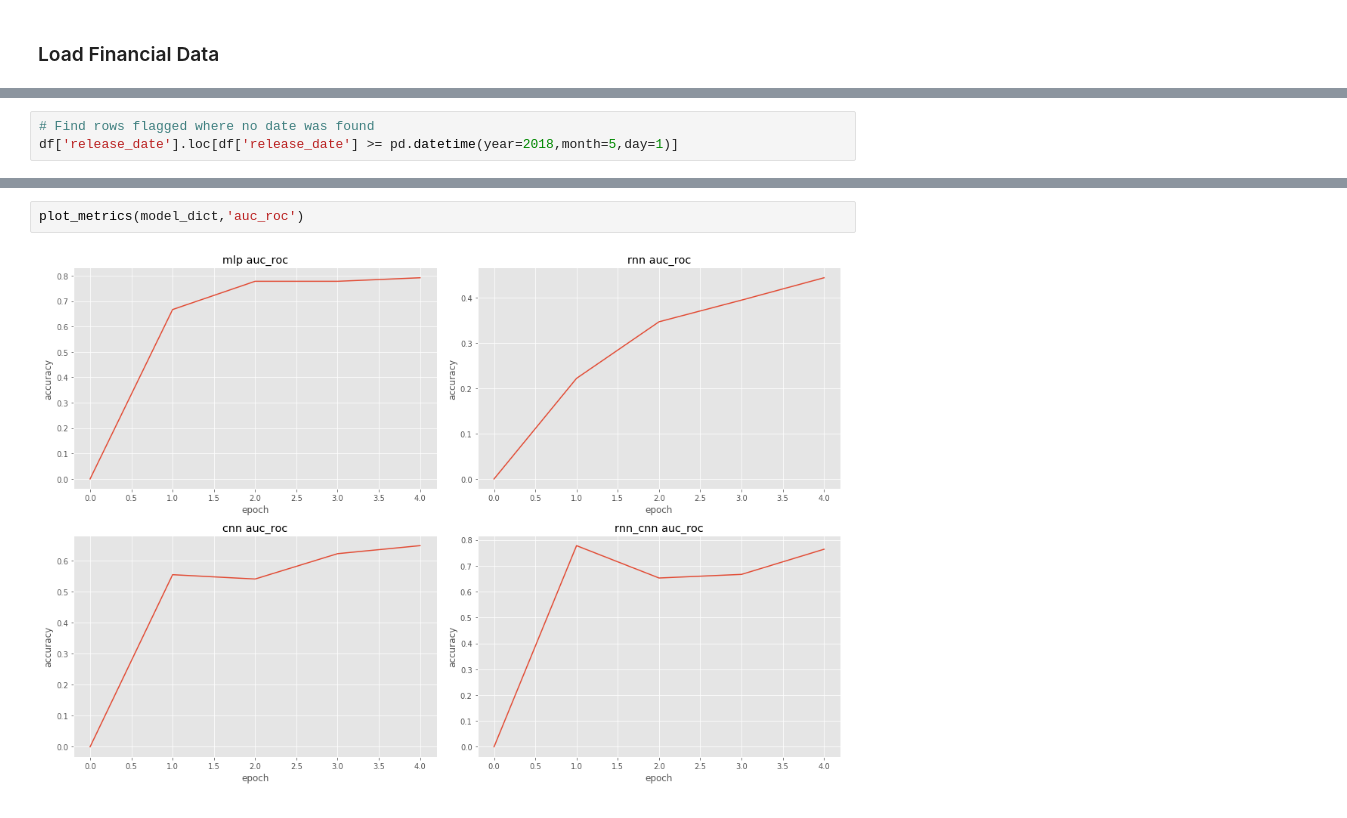
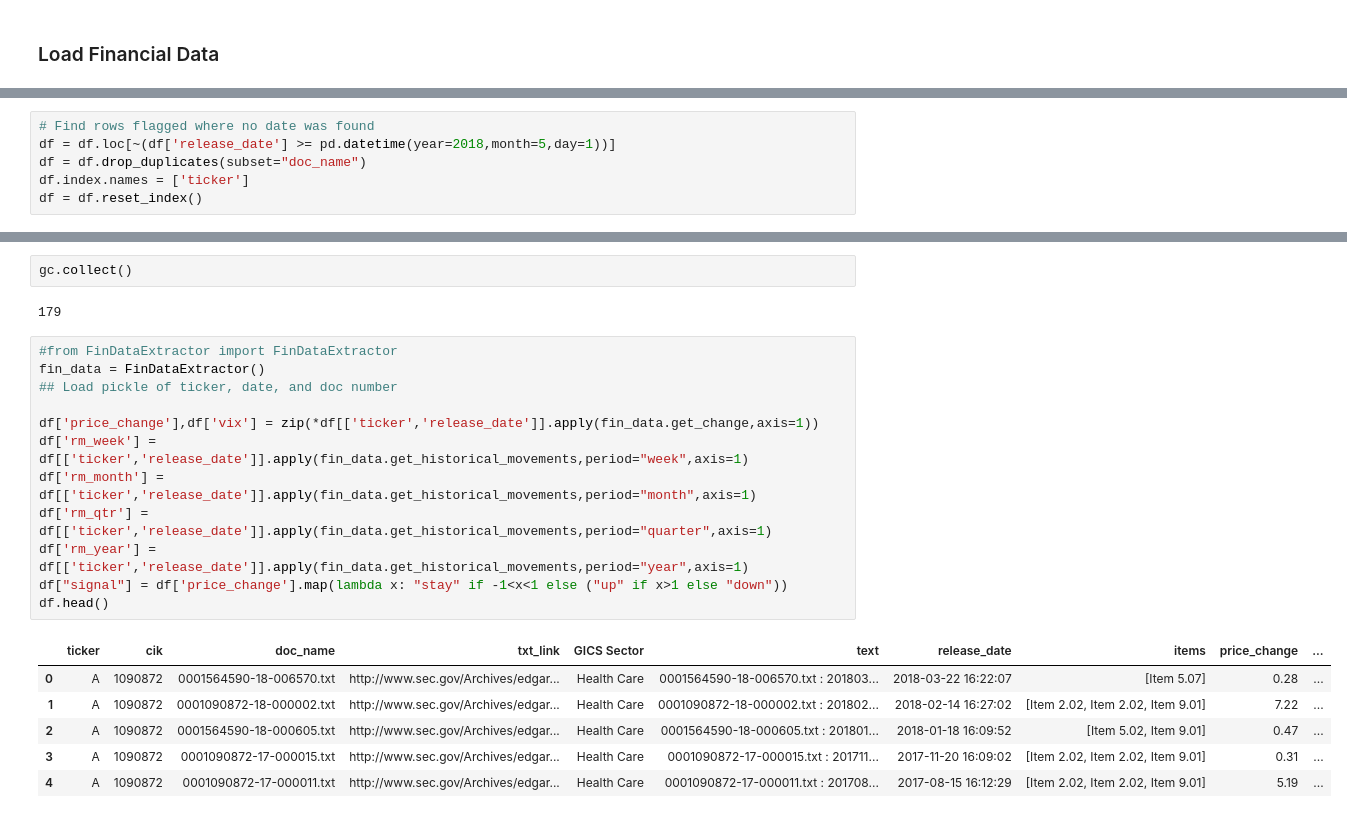
Before and after one commit to yiaktan/NLP-Stock-Prediction, a Jupyter notebook: Data Collection & PreProcessing.ipynb, the cells around one changed output, grey strips where cells are left out. Cells and saved outputs as stored; diff of their text form.

```diff
--- a/Data Collection & PreProcessing.ipynb
+++ b/Data Collection & PreProcessing.ipynb
@@ -395,3 +385,6 @@ df.shape
 # %%
 # Find rows flagged where no date was found
-df['release_date'].loc[df['release_date'] >= pd.datetime(year=2018,month=5,day=1)]
+df = df.loc[~(df['release_date'] >= pd.datetime(year=2018,month=5,day=1))]
+df = df.drop_duplicates(subset="doc_name")
+df.index.names = ['ticker']
+df = df.reset_index()
@@ -722,4 +391,23 @@ plot_metrics(model_dict,"loss")
-# %%
-plot_metrics(model_dict,'auc_roc')
-# %% [output]
-[figure, removed]
+# %%
+gc.collect()
+# %% [output]
+179
+# %%
+#from FinDataExtractor import FinDataExtractor
+fin_data = FinDataExtractor()
+## Load pickle of ticker, date, and doc number
+
+df['price_change'],df['vix'] = zip(*df[['ticker','release_date']].apply(fin_data.get_change,axis=1))
+df['rm_week'] = df[['ticker','release_date']].apply(fin_data.get_historical_movements,period="week",axis=1)
+df['rm_month'] = df[['ticker','release_date']].apply(fin_data.get_historical_movements,period="month",axis=1)
+df['rm_qtr'] = df[['ticker','release_date']].apply(fin_data.get_historical_movements,period="quarter",axis=1)
+df['rm_year'] = df[['ticker','release_date']].apply(fin_data.get_historical_movements,period="year",axis=1)
+df["signal"] = df['price_change'].map(lambda x: "stay" if -1<x<1 else ("up" if x>1 else "down"))
+df.head()
+# %% [output]
+|  | ticker | cik | doc_name | txt_link | GICS Sector | text | release_date | items | price_change | ... |
+| 0 | A | 1090872 | 0001564590-18-006570.txt | http://www.sec.gov/Archives/edgar... | Health Care | 0001564590-18-006570.txt : 201803... | 2018-03-22 16:22:07 | [Item 5.07] | 0.28 | ... |
+| 1 | A | 1090872 | 0001090872-18-000002.txt | http://www.sec.gov/Archives/edgar... | Health Care | 0001090872-18-000002.txt : 201802... | 2018-02-14 16:27:02 | [Item 2.02, Item 2.02, Item 9.01] | 7.22 | ... |
+| 2 | A | 1090872 | 0001564590-18-000605.txt | http://www.sec.gov/Archives/edgar... | Health Care | 0001564590-18-000605.txt : 201801... | 2018-01-18 16:09:52 | [Item 5.02, Item 9.01] | 0.47 | ... |
+| 3 | A | 1090872 | 0001090872-17-000015.txt | http://www.sec.gov/Archives/edgar... | Health Care | 0001090872-17-000015.txt : 201711... | 2017-11-20 16:09:02 | [Item 2.02, Item 2.02, Item 9.01] | 0.31 | ... |
+| 4 | A | 1090872 | 0001090872-17-000011.txt | http://www.sec.gov/Archives/edgar... | Health Care | 0001090872-17-000011.txt : 201708... | 2017-08-15 16:12:29 | [Item 2.02, Item 2.02, Item 9.01] | 5.19 | ... |
```
Also changed, not shown: parts of 31 cells of this notebook.
